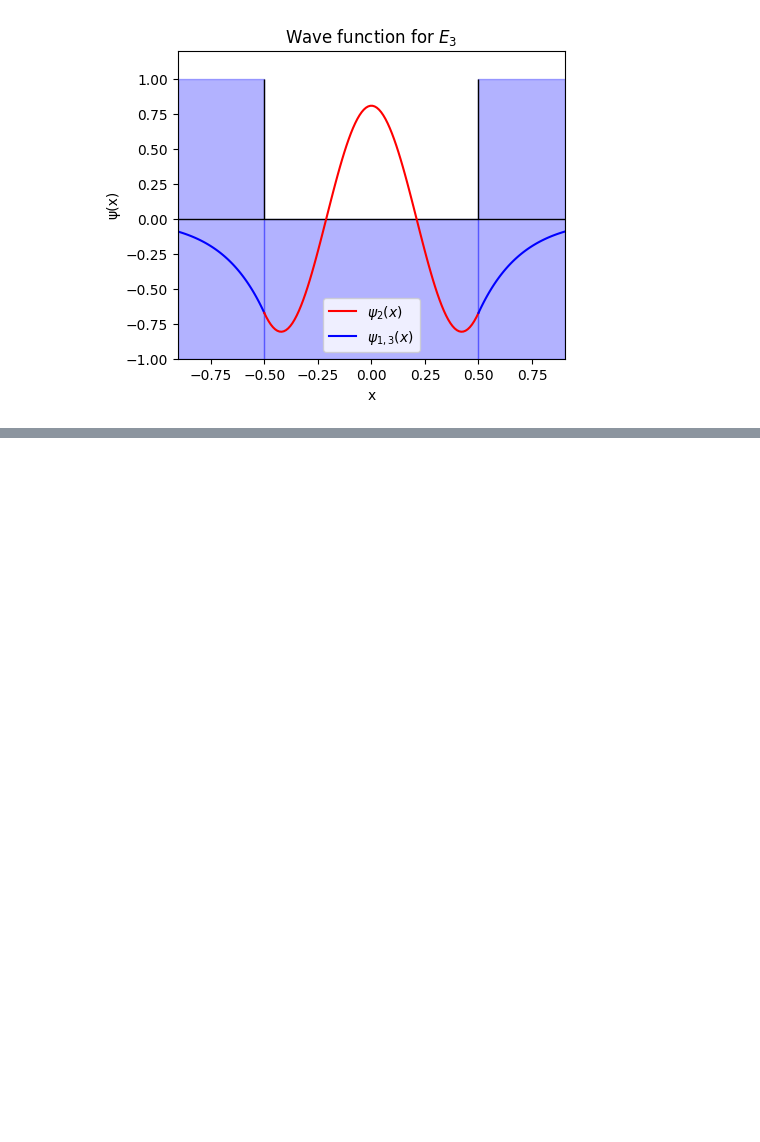
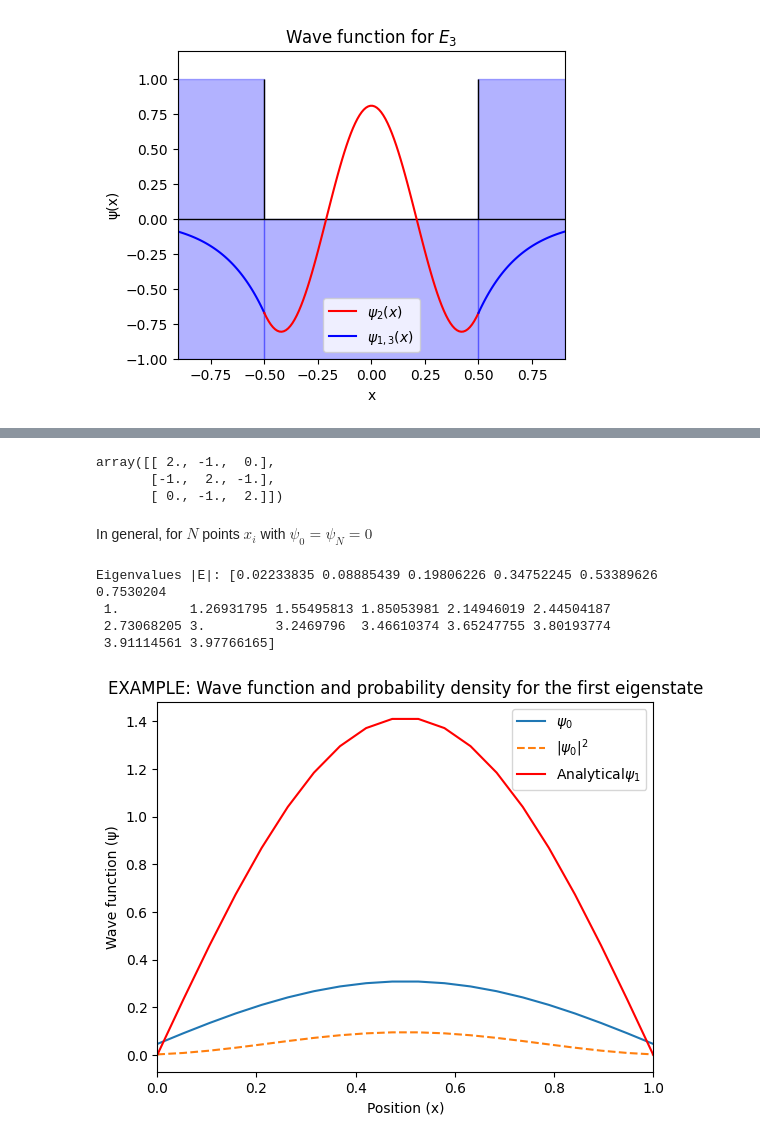
Before and after one commit to Alejandro-UDEA/Fisica_Computacional_Estudiante, a Jupyter notebook: Sesiones/PDE/2.3_FDM_schrodinger.ipynb, the cells around one changed output, grey strips where cells are left out. Saved outputs shown, nothing was run; the diff lists cells and outputs as text; code cells hidden in the pictures; blank space fills up the shorter version.

```diff
--- a/Sesiones/PDE/2.3_FDM_schrodinger.ipynb
+++ b/Sesiones/PDE/2.3_FDM_schrodinger.ipynb
@@ -415,0 +439,56 @@ u_{i,j+1,k}+u_{i,j-1,k} -4u_{i,j,k} \big]}{\Delta^2}} \,.
+# %%
+N=3
+V =np.zeros((N,N))
+
+V[0,0]=+2 # initial value
+for i in range(1,N):
+    V[i,i] = +2
+    V[i,i-1] = -1
+    V[i-1,i] = -1
+
+V
+# %% [output]
+array([[ 2., -1.,  0.],
+       [-1.,  2., -1.],
+       [ 0., -1.,  2.]])
+# %% [markdown]
+In general, for $N$ points $x_i$ with $\psi_0=\psi_N=0$
+# %%
+L = 1.0 # Length of the box
+hbar = 1
+m = 1
+
+N = 20 # nodes
+x = np.linspace(0, L, N)
+dx = x[1]-x[0]
+
+V =np.zeros((N,N))
+
+V[0,0]=+2 # initial value
+for i in range(1,N):
+    V[i,i] = +2
+    V[i,i-1] = -1
+    V[i-1,i] = -1
+
+# Solving system of equations for eigenvalues and eigenvectors
+E, psi = np.linalg.eigh(V)
+
+print("Eigenvalues |E|:", E)
+#print("Eigenvectors (psi):", psi)
+# %% [output]
+Eigenvalues |E|: [0.02233835 0.08885439 0.19806226 0.34752245 0.53389626 0.7530204
+ 1.         1.26931795 1.55495813 1.85053981 2.14946019 2.44504187
+ 2.73068205 3.         3.2469796  3.46610374 3.65247755 3.80193774
+ 3.91114561 3.97766165]
+# %%
+plt.plot(x, psi.T[0], label=r'$\psi_0$') # Warning in the phase of the wave function, we can multiply by -1 to match the analytical solution
+plt.plot(x, psi.T[0]**2,linestyle='--', label=r'$|\psi_0|^2$')
+plt.plot(x, psi1(1, L, x),'r-', label=r'Analytical$\psi_1$')
+plt.xlabel('Position (x)')
+plt.ylabel('Wave function (ψ)')
+plt.title('EXAMPLE: Wave function and probability density for the first eigenstate')
+plt.legend()
+plt.xlim(0, L)
+plt.show()
+# %% [output]
+[figure, added]
```
Also changed, not shown: parts of 18 cells of this notebook.
